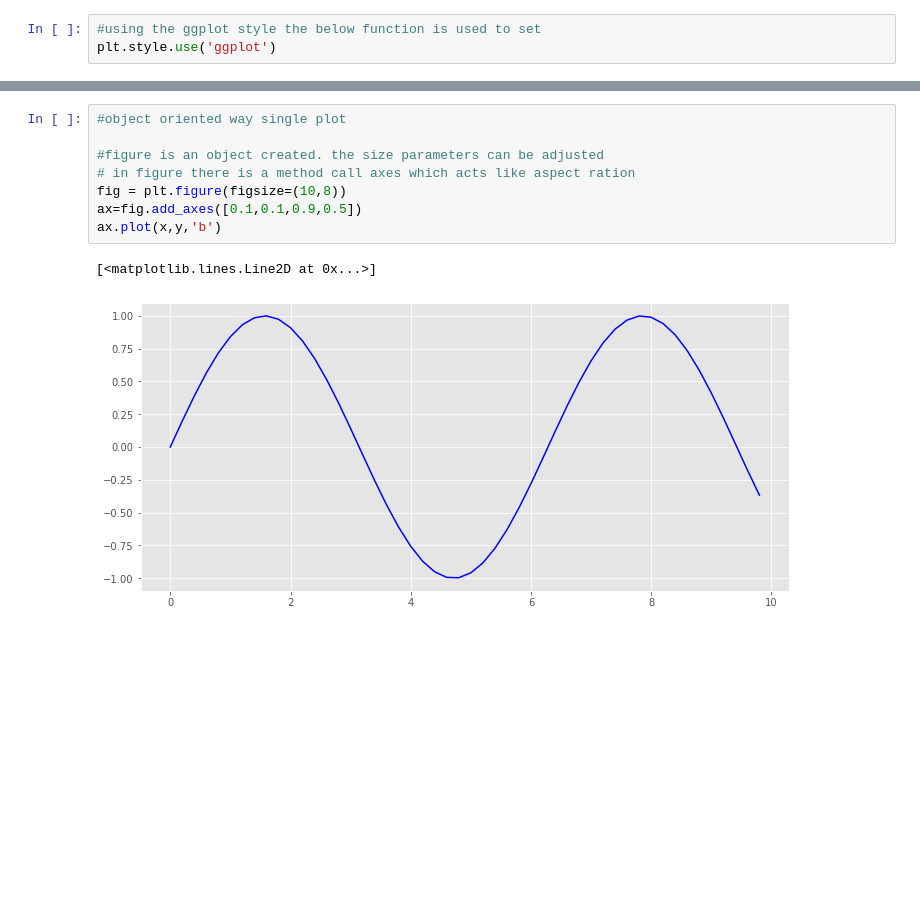
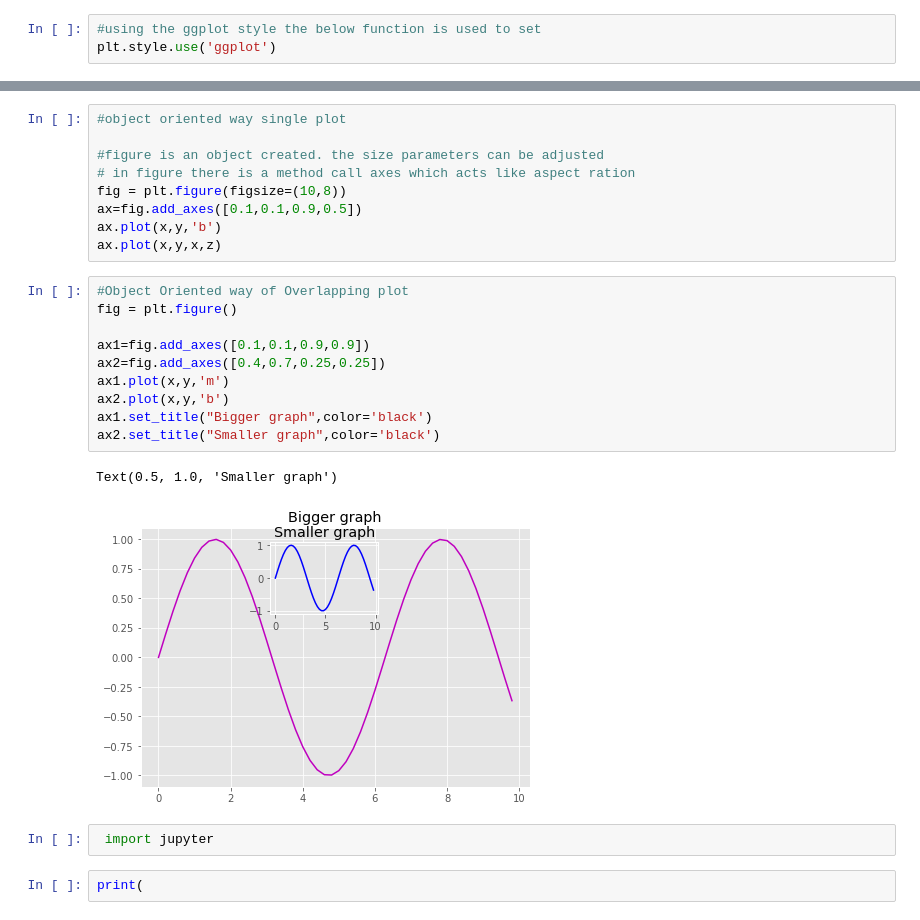
Before and after one commit to kazimosiurahman/Data_viz, a Jupyter notebook: data_viz.ipynb, the cells around one changed output, grey strips where cells are left out. Drawn from its saved outputs; the diff is of its cells as text; blank space fills up the shorter version.

Commit message:
Object Oriented way of Overlapping plot

```diff
--- a/data_viz.ipynb
+++ b/data_viz.ipynb
@@ -95,6 +54,21 @@ plt.tight_layout()
 fig = plt.figure(figsize=(10,8))
 ax=fig.add_axes([0.1,0.1,0.9,0.5])
 ax.plot(x,y,'b')
+ax.plot(x,y,x,z)
-# %% [output]
-[<matplotlib.lines.Line2D at 0x...>]
-[figure, removed]
+# %%
+#Object Oriented way of Overlapping plot
+fig = plt.figure()
+
+ax1=fig.add_axes([0.1,0.1,0.9,0.9])
+ax2=fig.add_axes([0.4,0.7,0.25,0.25])
+ax1.plot(x,y,'m')
+ax2.plot(x,y,'b')
+ax1.set_title("Bigger graph",color='black')
+ax2.set_title("Smaller graph",color='black')
+# %% [output]
+Text(0.5, 1.0, 'Smaller graph')
+[figure, added]
+# %%
+ import jupyter
+# %%
+print(
```
Also changed, not shown: parts of 8 cells of this notebook.
